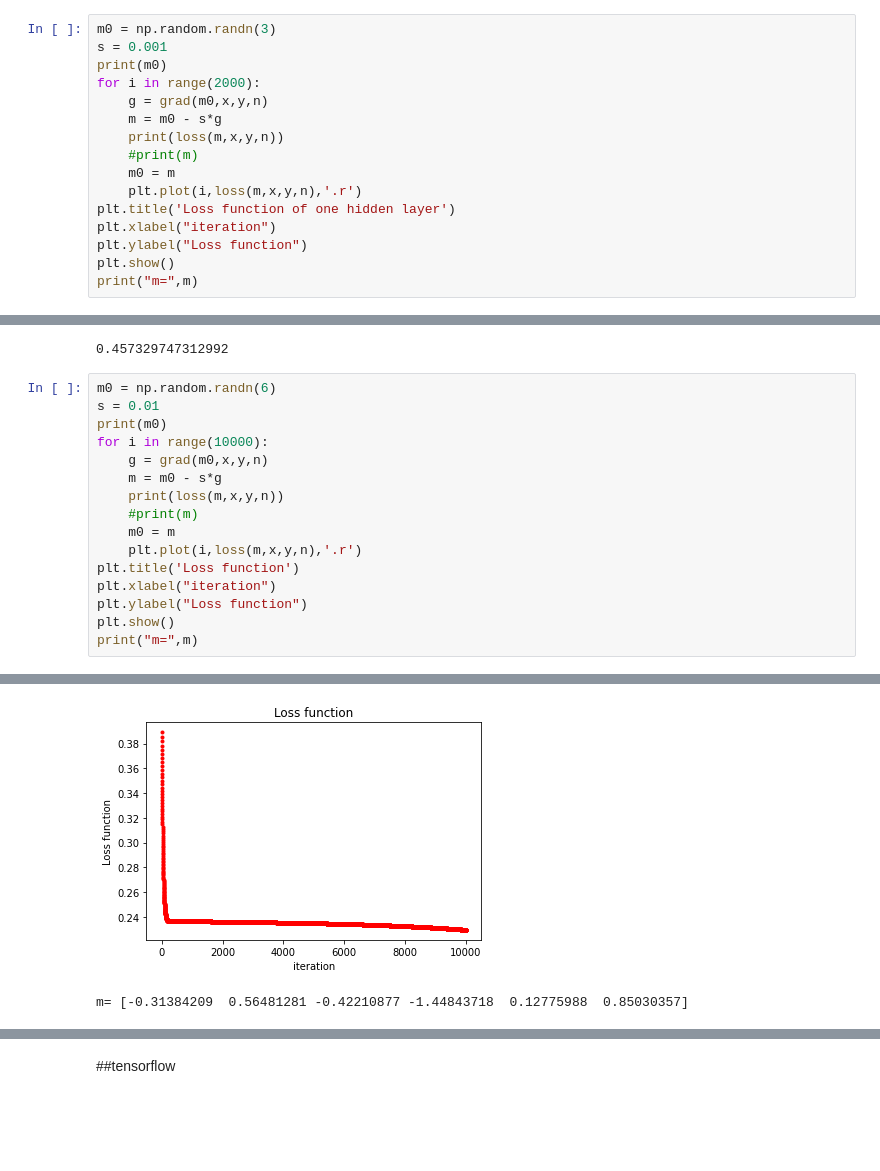
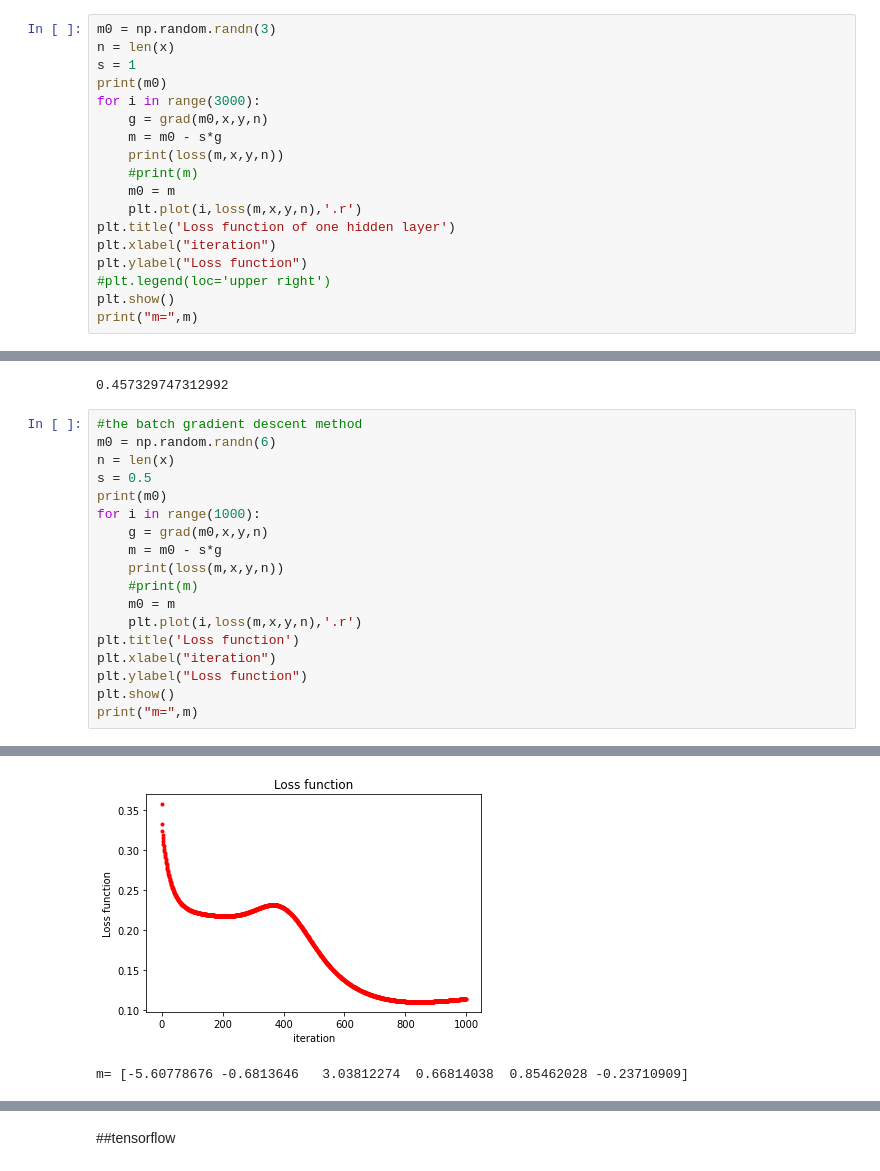
Before and after one commit to singhawat29/SCIP513_Deep_Learning, a Jupyter notebook: HW2_6537710.ipynb, the cells around one changed output, grey strips where cells are left out. Drawn from its saved outputs; the diff is of its cells as text; blank space fills up the shorter version.

```diff
--- a/HW2_6537710.ipynb
+++ b/HW2_6537710.ipynb
@@ -64,8 +64,9 @@ l
 # %%
 m0 = np.random.randn(3)
-s = 0.001
+n = len(x)
+s = 1
 print(m0)
-for i in range(2000):
+for i in range(3000):
     g = grad(m0,x,y,n)
     m = m0 - s*g
     print(loss(m,x,y,n))
@@ -75,6 +76,7 @@ for i in range(2000):
 plt.title('Loss function of one hidden layer')
 plt.xlabel("iteration")
 plt.ylabel("Loss function")
+#plt.legend(loc='upper right')
 plt.show()
 print("m=",m)
 # %% [output]
@@ -195,10 +198,12 @@ l
 [0.05001692 0.07677042 0.09629802 0.00471386 0.00761102 0.17858718]
 0.457329747312992
 # %%
+#the batch gradient descent method
 m0 = np.random.randn(6)
-s = 0.01
+n = len(x)
+s = 0.5
 print(m0)
-for i in range(10000):
+for i in range(1000):
     g = grad(m0,x,y,n)
     m = m0 - s*g
     print(loss(m,x,y,n))
@@ -231,5 +236,5 @@ print("m=",m)
-[figure, old version]
+[figure, new version]
-m= [-0.31384209  0.56481281 -0.42210877 -1.44843718  0.12775988  0.85030357]
+m= [-5.60778676 -0.6813646   3.03812274  0.66814038  0.85462028 -0.23710909]
 # %%
 w1 = m[0]
 b1 = m[1]
```
Also changed, not shown: parts of 12 cells of this notebook.
